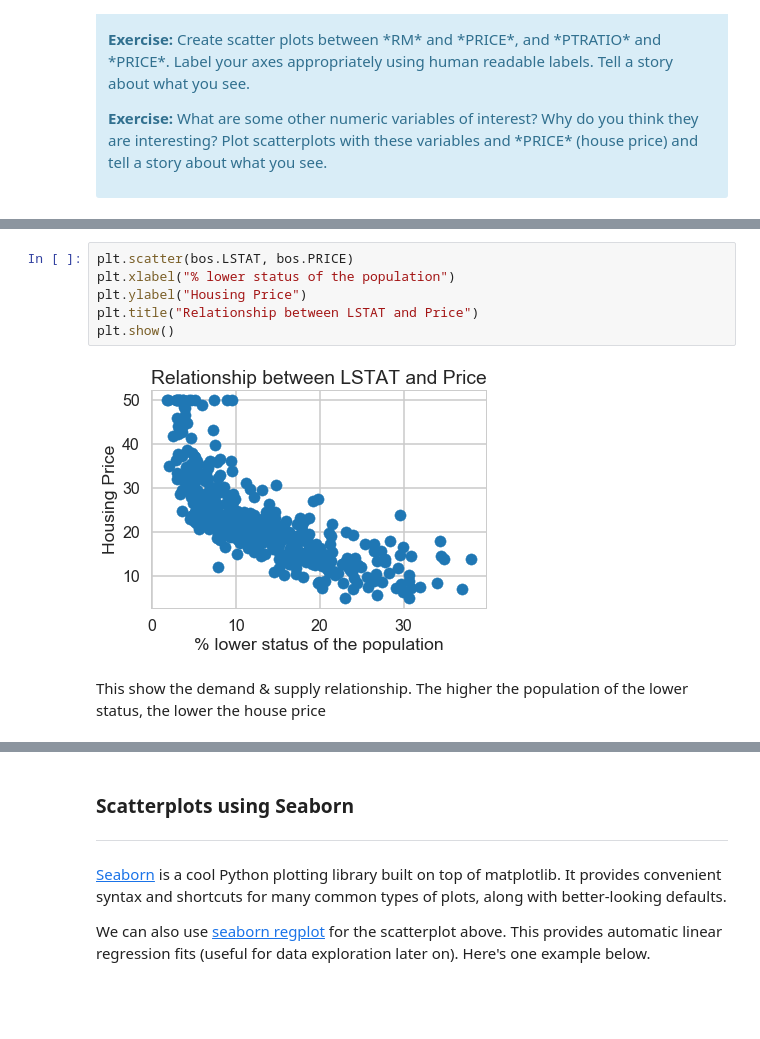
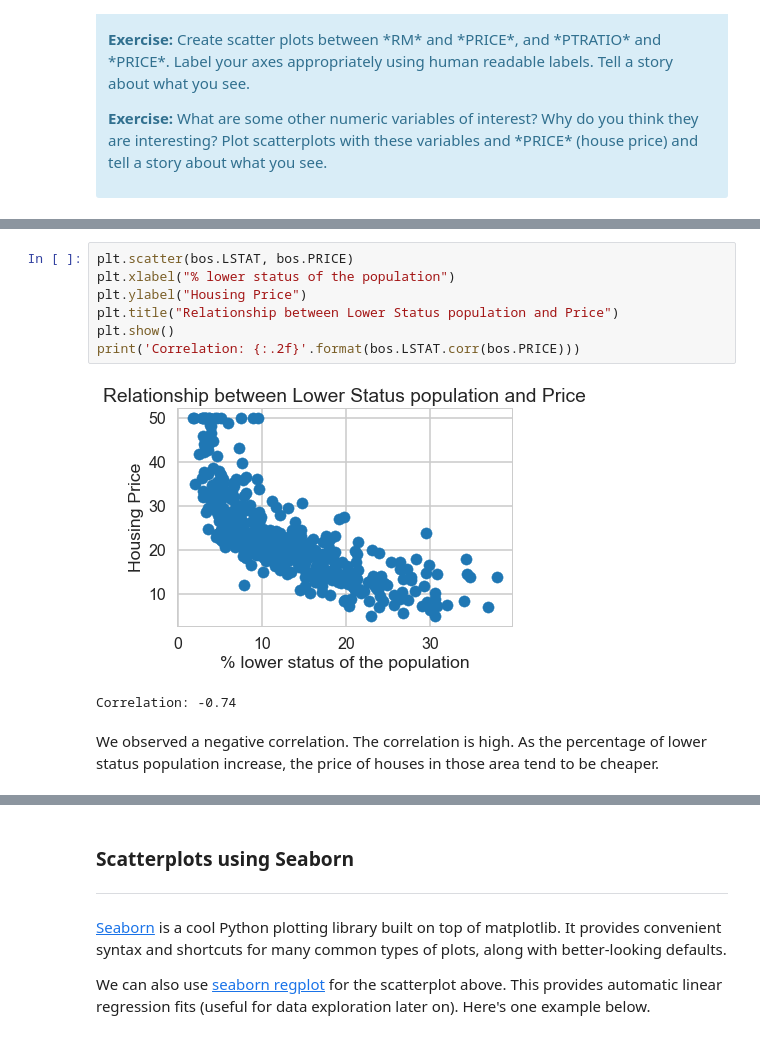
Before and after one commit to sittingman/springboardproj, a Jupyter notebook: linear_regression/Mini_Project_Linear_Regression.ipynb, the cells around one changed output, grey strips where cells are left out. Cells and saved outputs as stored; diff of their text form; blank space fills up the shorter version.

```diff
--- a/linear_regression/Mini_Project_Linear_Regression.ipynb
+++ b/linear_regression/Mini_Project_Linear_Regression.ipynb
@@ -304,13 +309,15 @@ No clear correlation between pupil-teacher ratio with price. One may argue that
 # %%
 plt.scatter(bos.LSTAT, bos.PRICE)
 plt.xlabel("% lower status of the population")
 plt.ylabel("Housing Price")
-plt.title("Relationship between LSTAT and Price")
+plt.title("Relationship between Lower Status population and Price")
 plt.show()
+print('Correlation: {:.2f}'.format(bos.LSTAT.corr(bos.PRICE)))
 # %% [output]
-[figure, old version]
+[figure, new version]
+Correlation: -0.74
-# %% [markdown]
-This show the demand & supply relationship. The higher the population of the lower status, the lower the house price
+# %% [markdown]
+We observed a negative correlation. The correlation is high. As the percentage of lower status population increase, the price of houses in those area tend to be cheaper.
 # %%
 plt.scatter(bos.NOX, bos.PRICE)
 plt.xlabel("nitric oxides concentration")
```
Also changed, not shown: parts of 29 cells of this notebook.
